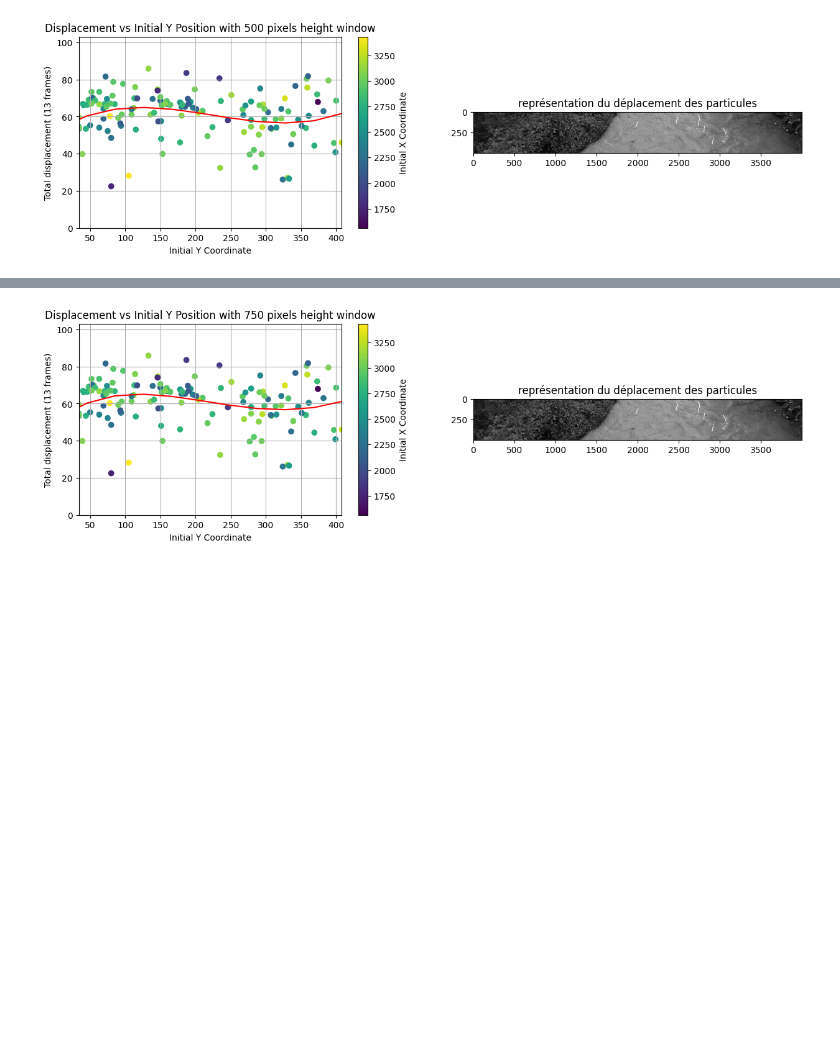
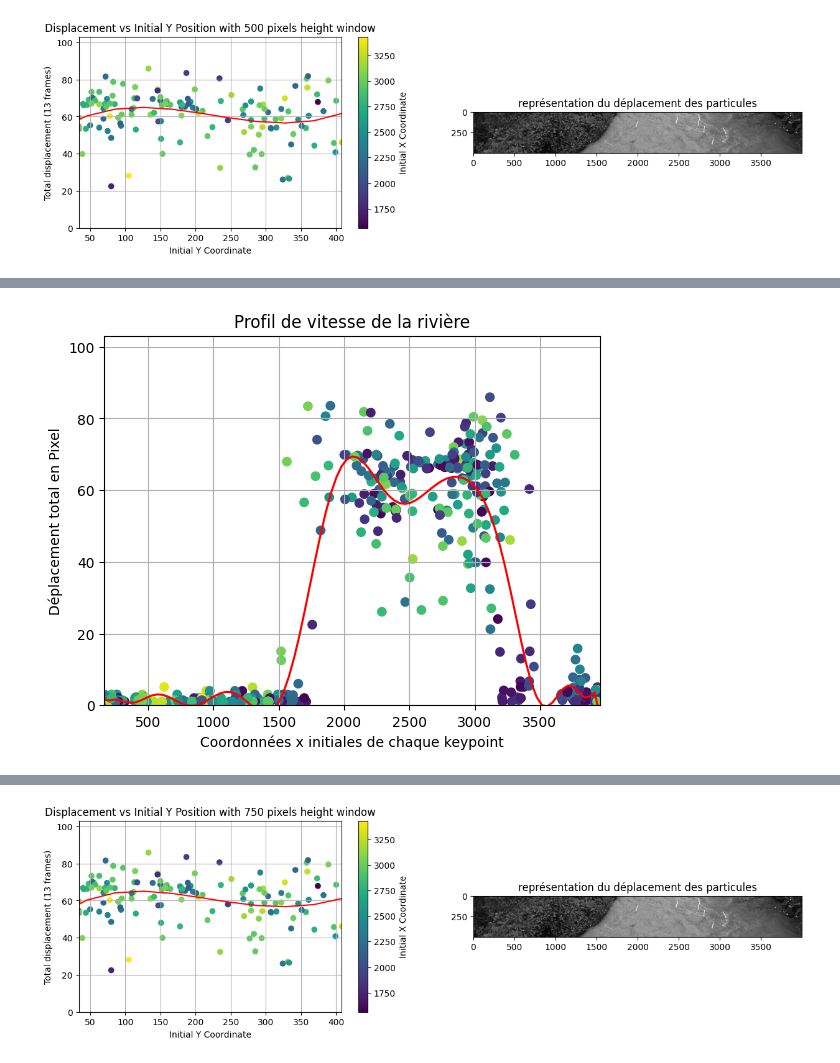
Before and after one commit to rosa-github/Design-Project, a Jupyter notebook: tracking_v2.ipynb, the cells around one changed output, grey strips where cells are left out. Cells and saved outputs as stored; diff of their text form; code cells hidden in the pictures; blank space fills up the shorter version.

```diff
--- a/tracking_v2.ipynb
+++ b/tracking_v2.ipynb
@@ -278,0 +282,19 @@ plt.show()
+# %%
+stats = stats.dropna()
+x = stats.x0
+y = stats.length
+
+mymodel = np.poly1d(np.polyfit(x, y, 19))
+myline = np.linspace(5, 4000, 100)
+plt.scatter(x, y, c=stats.y0, cmap='viridis')
+plt.plot(myline, mymodel(myline), color='red')
+#plt.scatter(stats.x0, stats.length)
+plt.xlabel("Coordonnées x initiales de chaque keypoint")
+plt.ylabel("Déplacement total en Pixel")
+plt.title("Profil de vitesse de la rivière")
+#plt.colorbar(label='Initial Y Coordinate')
+plt.ylim(bottom=0, top=np.max(y) + 0.2*np.max(y))
+plt.xlim(left = np.min(x), right= np.max(x))
+plt.grid(True)
+# %% [output]
+[figure, added]
```
Also changed, not shown: parts of 5 cells of this notebook.
